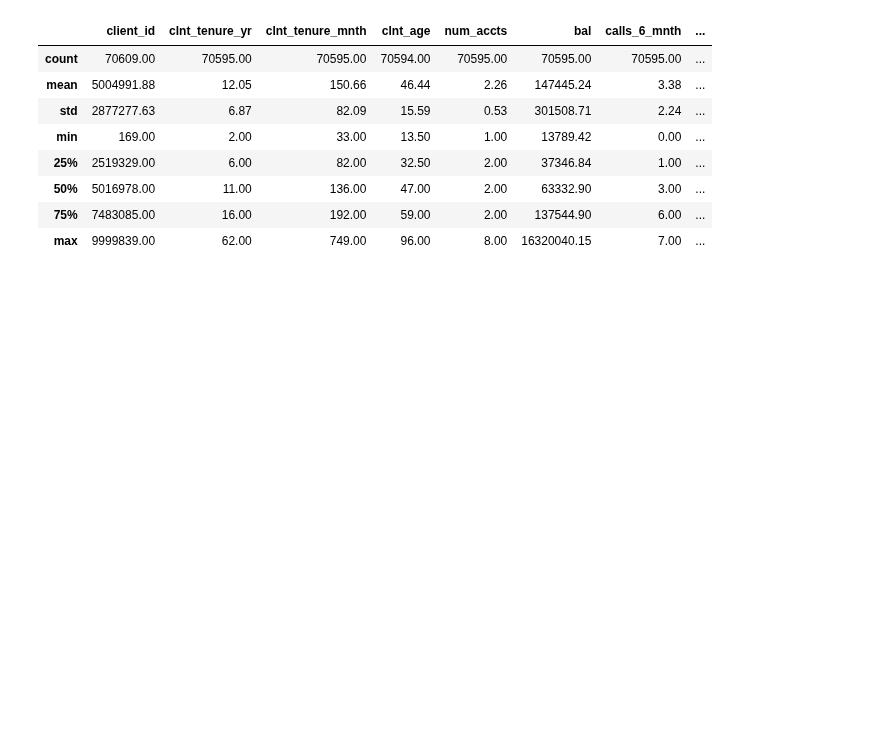
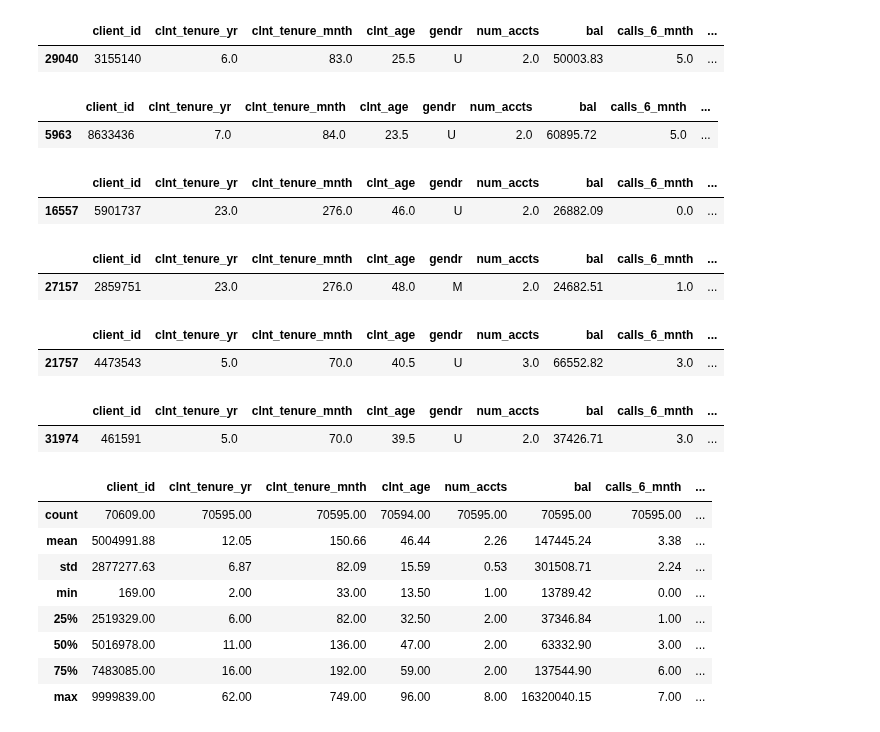
Before and after one commit to SunMax44/vanguard-ab-test, a Jupyter notebook: max_python.ipynb, the cells around one changed output. Cells and saved outputs as stored; diff of their text form; code cells hidden in the pictures; blank space fills up the shorter version.

```diff
--- a/max_python.ipynb
+++ b/max_python.ipynb
@@ -12,6 +12,36 @@ path_3 = "https://raw.githubusercontent.com/data-bootcamp-v4/lessons/refs/heads/
 path_4 = "https://raw.githubusercontent.com/data-bootcamp-v4/lessons/refs/heads/main/5_6_eda_inf_stats_tableau/project/files_for_project/df_final_experiment_clients.txt"
 # %%
 df_final_demo = pd.read_csv(path_1)
+# %%
+df_final_demo[df_final_demo['client_id'] == 3155140]
+# %% [output]
+|  | client_id | clnt_tenure_yr | clnt_tenure_mnth | clnt_age | gendr | num_accts | bal | calls_6_mnth | ... |
+| 29040 | 3155140 | 6.0 | 83.0 | 25.5 | U | 2.0 | 50003.83 | 5.0 | ... |
+# %%
+df_final_demo[df_final_demo['client_id'] == 8633436]
+# %% [output]
+|  | client_id | clnt_tenure_yr | clnt_tenure_mnth | clnt_age | gendr | num_accts | bal | calls_6_mnth | ... |
+| 5963 | 8633436 | 7.0 | 84.0 | 23.5 | U | 2.0 | 60895.72 | 5.0 | ... |
+# %%
+df_final_demo[df_final_demo['client_id'] == 5901737]
+# %% [output]
+|  | client_id | clnt_tenure_yr | clnt_tenure_mnth | clnt_age | gendr | num_accts | bal | calls_6_mnth | ... |
+| 16557 | 5901737 | 23.0 | 276.0 | 46.0 | U | 2.0 | 26882.09 | 0.0 | ... |
+# %%
+df_final_demo[df_final_demo['client_id'] == 2859751]
+# %% [output]
+|  | client_id | clnt_tenure_yr | clnt_tenure_mnth | clnt_age | gendr | num_accts | bal | calls_6_mnth | ... |
+| 27157 | 2859751 | 23.0 | 276.0 | 48.0 | M | 2.0 | 24682.51 | 1.0 | ... |
+# %%
+df_final_demo[df_final_demo['client_id'] == 4473543	]
+# %% [output]
+|  | client_id | clnt_tenure_yr | clnt_tenure_mnth | clnt_age | gendr | num_accts | bal | calls_6_mnth | ... |
+| 21757 | 4473543 | 5.0 | 70.0 | 40.5 | U | 3.0 | 66552.82 | 3.0 | ... |
+# %%
+df_final_demo[df_final_demo['client_id'] == 461591]
+# %% [output]
+|  | client_id | clnt_tenure_yr | clnt_tenure_mnth | clnt_age | gendr | num_accts | bal | calls_6_mnth | ... |
+| 31974 | 461591 | 5.0 | 70.0 | 39.5 | U | 2.0 | 37426.71 | 3.0 | ... |
 # %%
 df_final_demo.describe().round(2)
 # %% [output]
```
